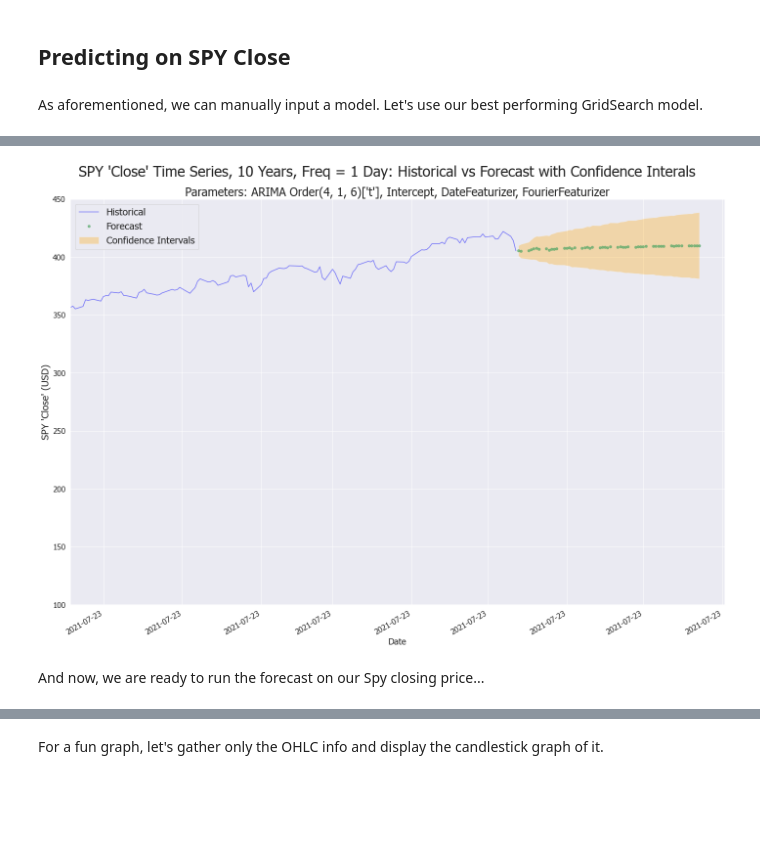
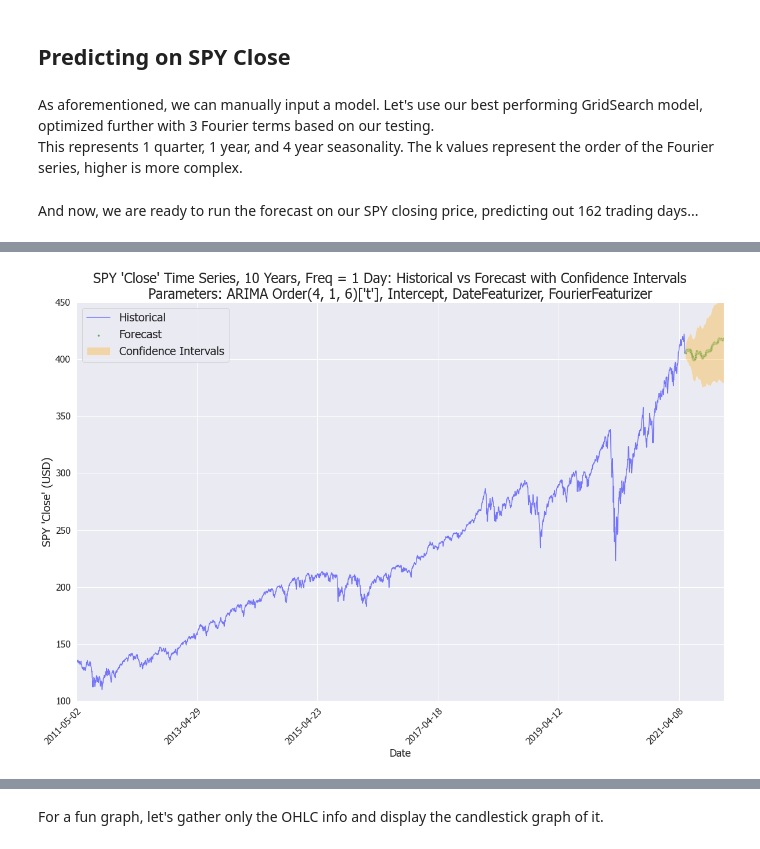
Before and after one commit to eggrollofchaos/i_spy_etf_price_predictions, a Jupyter notebook: spy_final_notebook.ipynb, the cells around one changed output, grey strips where cells are left out. Cells and saved outputs as stored; diff of their text form; code cells hidden in the pictures; blank space fills up the shorter version.

```diff
--- a/spy_final_notebook.ipynb
+++ b/spy_final_notebook.ipynb
@@ -658,17 +666,8 @@ exog_hist_df = Pmdarima_Model.join_exog_data(opt_exp_10Y_df,
 exog_hist_df.reset_index(inplace=True)
 # %% [markdown]
 As aforementioned, we don't need to predict future values for our `is_option_expiry` variable, we can generate them. But we do need to reset the index on it to match the new indices:
-# %%
-tsy_hat_df, tsy_hat, new_dates_df, tsy_conf_ints = pam_tsy.run_prediction(pam_tsy_best, 52, fin=False,
-                            en_ex='exog', func='GS', verbose=0, lookback=252, visualize=False)
-
-fed_funds_t_hat_df, fed_funds_t_hat, new_dates_df, fed_funds_t_conf_ints = pam_fed_funds_t.run_prediction(pam_fed_funds_t_best, 52, fin=False,
-                            en_ex='exog', func='GS', verbose=0, lookback=252, visualize=False)
-
-fed_funds_hat_df, fed_funds_hat, new_dates_df, fed_funds_conf_ints = pam_fed_funds.run_prediction(pam_fed_funds_best, 52, fin=False,
-                            en_ex='exog', func='GS', verbose=0, lookback=252, visualize=False)
 # %%
-opt_exp_fc_df = create_option_expiry_df(N=52, func='forecast', freq=CBD)
+opt_exp_fc_df = create_option_expiry_df(N=days_fc, func='forecast', freq=CBD)
 opt_exp_fc_df.index = new_dates_df.index
 # %% [markdown]
 Concatenate all our exogenous variable forecasts together.
@@ -683,7 +682,8 @@ exog_fc_df = Pmdarima_Model.join_exog_data(new_dates_df,
 # %% [markdown]
 ## Predicting on SPY Close
 # %% [markdown]
-As aforementioned, we can manually input a model. Let's use our best performing GridSearch model.
+As aforementioned, we can manually input a model. Let's use our best performing GridSearch model, optimized further with 3 Fourier terms based on our testing.
+This represents 1 quarter, 1 year, and 4 year seasonality. The k values represent the order of the Fourier series, higher is more complex.
 # %%
 date_feat = pm.preprocessing.DateFeaturizer(
     column_name="date",
@@ -691,22 +691,18 @@ date_feat = pm.preprocessing.DateFeaturizer(
     with_day_of_month=True)
 _, X_train_feats = date_feat.fit_transform(df_10Y_close.values, pd.DataFrame(df_10Y_close.index))
 pam_close_best = pm.pipeline.Pipeline(steps=[('date', pm.preprocessing.DateFeaturizer(column_name='date')),
-                ('fourier', pm.preprocessing.FourierFeaturizer(k=4, m=1008)),
-                ('fourier2', pm.preprocessing.FourierFeaturizer(k=4, m=252)),
-                ('fourier3', pm.preprocessing.FourierFeaturizer(k=4, m=252/4)),
+                ('fourier', pm.preprocessing.FourierFeaturizer(k=100, m=1008)),
+                ('fourier2', pm.preprocessing.FourierFeaturizer(k=25, m=252)),
+                ('fourier3', pm.preprocessing.FourierFeaturizer(k=5, m=63)),
                 ('arima',
                  pm.ARIMA(maxiter=200, order=(4, 1, 6), suppress_warnings=True,
                        trend='t'))])
-# pam_close.mod_pipe = pam_close_best
-# %%
-pam_close = Pmdarima_Model(df_10Y_close, 'SPY \'Close\'', train_size=80, order=(4, 1, 6),
-                            n=10, periods='years', freq='1 Day', trend='t', with_intercept=True,
-                            estimate_diffs=True, impute=False, verbose=0, f_seas=1008, k=4,
-                            date=True, fourier=True, box=False, log=False)
+# %% [markdown]
+And now, we are ready to run the forecast on our SPY closing price, predicting out 162 trading days...
 # %%
-close_hat_df, close_hat, new_dates_df, close_conf_ints = pam_close.run_prediction(model=None, days_fc=52, fin=False,
+close_hat_df, close_hat, new_dates_df, close_conf_ints = pam_close.run_prediction(model=pam_close_best, days_fc=days_fc, fin=False,
                             exog_fc_df=exog_fc_df, exog_hist_df=exog_hist_df, en_ex='endo', ohlc_df=spy_df_10Y,
-                            func='adhoc', lookback=252, verbose=1, visualize=True)
+                            func='adhoc', lookback=0, verbose=1, visualize=True)
 # %% [output]
 Running Fit and Predict on Endogenous variable SPY 'Close'...
 Successfully fit model on historical observations.
@@ -714,3 +710 @@ Successfully forecasted 52 days forward.
-[figure, old version]
+[figure, new version]
-# %% [markdown]
-And now, we are ready to run the forecast on our Spy closing price...
```
Also changed, not shown: parts of 20 cells of this notebook, 5 other files.
